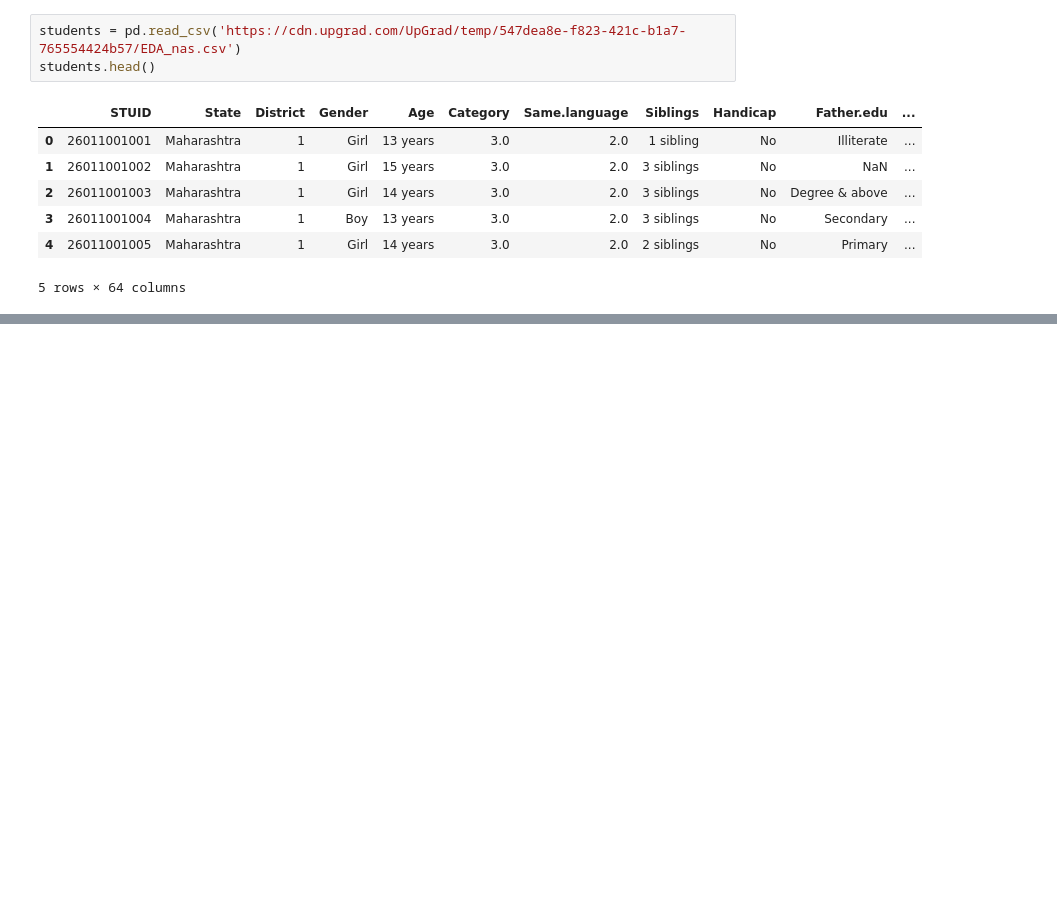
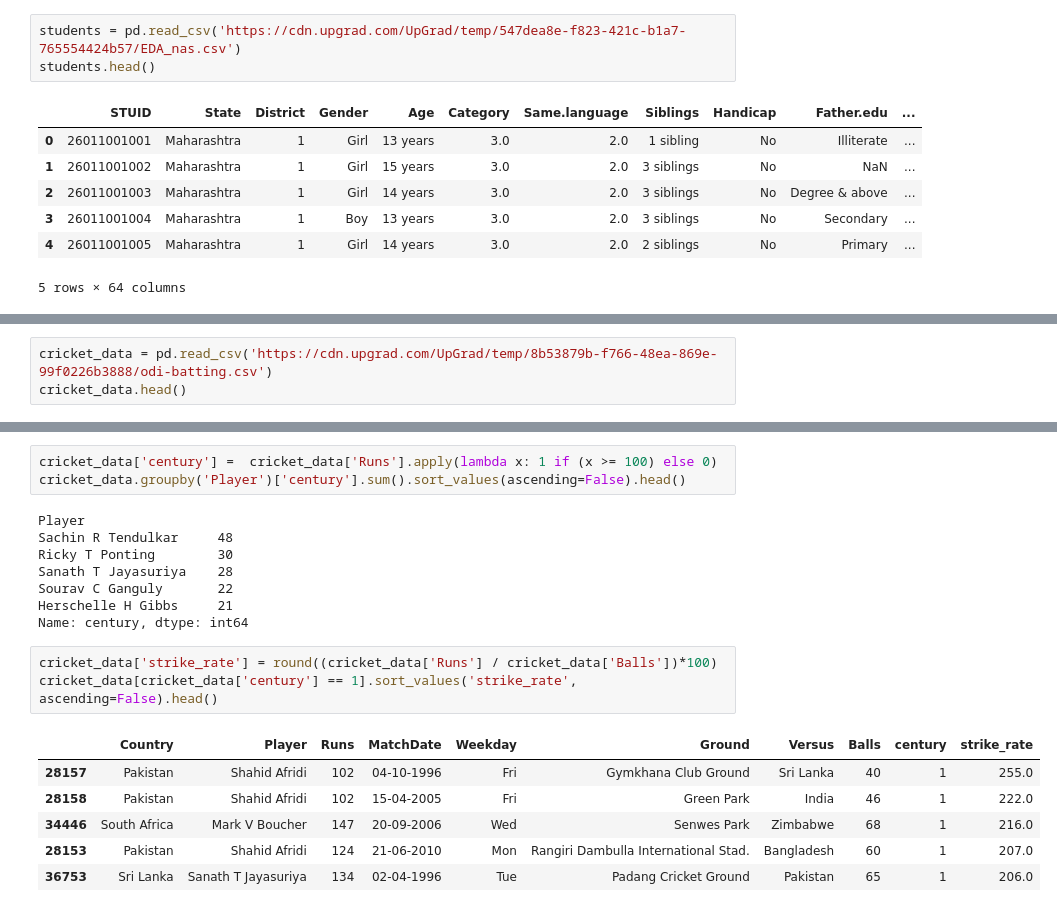
Before and after one commit to iamurali/upgrad_ml_ai, a Jupyter notebook: Data cleaning/eda.ipynb, the cells around one changed output, grey strips where cells are left out. Saved outputs shown, nothing was run; the diff lists cells and outputs as text; blank space fills up the shorter version.

```diff
--- a/Data cleaning/eda.ipynb
+++ b/Data cleaning/eda.ipynb
@@ -590,0 +1122,3 @@ students.head()
+# %%
+cricket_data = pd.read_csv('https://cdn.upgrad.com/UpGrad/temp/8b53879b-f766-48ea-869e-99f0226b3888/odi-batting.csv')
+cricket_data.head()
@@ -590,0 +1158,21 @@ students.head()
+# %%
+cricket_data['century'] =  cricket_data['Runs'].apply(lambda x: 1 if (x >= 100) else 0)
+cricket_data.groupby('Player')['century'].sum().sort_values(ascending=False).head()
+# %% [output]
+Player
+Sachin R Tendulkar     48
+Ricky T Ponting        30
+Sanath T Jayasuriya    28
+Sourav C Ganguly       22
+Herschelle H Gibbs     21
+Name: century, dtype: int64
+# %%
+cricket_data['strike_rate'] = round((cricket_data['Runs'] / cricket_data['Balls'])*100)
+cricket_data[cricket_data['century'] == 1].sort_values('strike_rate', ascending=False).head()
+# %% [output]
+|  | Country | Player | Runs | MatchDate | Weekday | Ground | Versus | Balls | century | strike_rate |
+| 28157 | Pakistan | Shahid Afridi | 102 | 04-10-1996 | Fri | Gymkhana Club Ground | Sri Lanka | 40 | 1 | 255.0 |
+| 28158 | Pakistan | Shahid Afridi | 102 | 15-04-2005 | Fri | Green Park | India | 46 | 1 | 222.0 |
+| 34446 | South Africa | Mark V Boucher | 147 | 20-09-2006 | Wed | Senwes Park | Zimbabwe | 68 | 1 | 216.0 |
+| 28153 | Pakistan | Shahid Afridi | 124 | 21-06-2010 | Mon | Rangiri Dambulla International Stad. | Bangladesh | 60 | 1 | 207.0 |
+| 36753 | Sri Lanka | Sanath T Jayasuriya | 134 | 02-04-1996 | Tue | Padang Cricket Ground | Pakistan | 65 | 1 | 206.0 |
```
Also changed, not shown: parts of 67 cells of this notebook, 1 other file.
